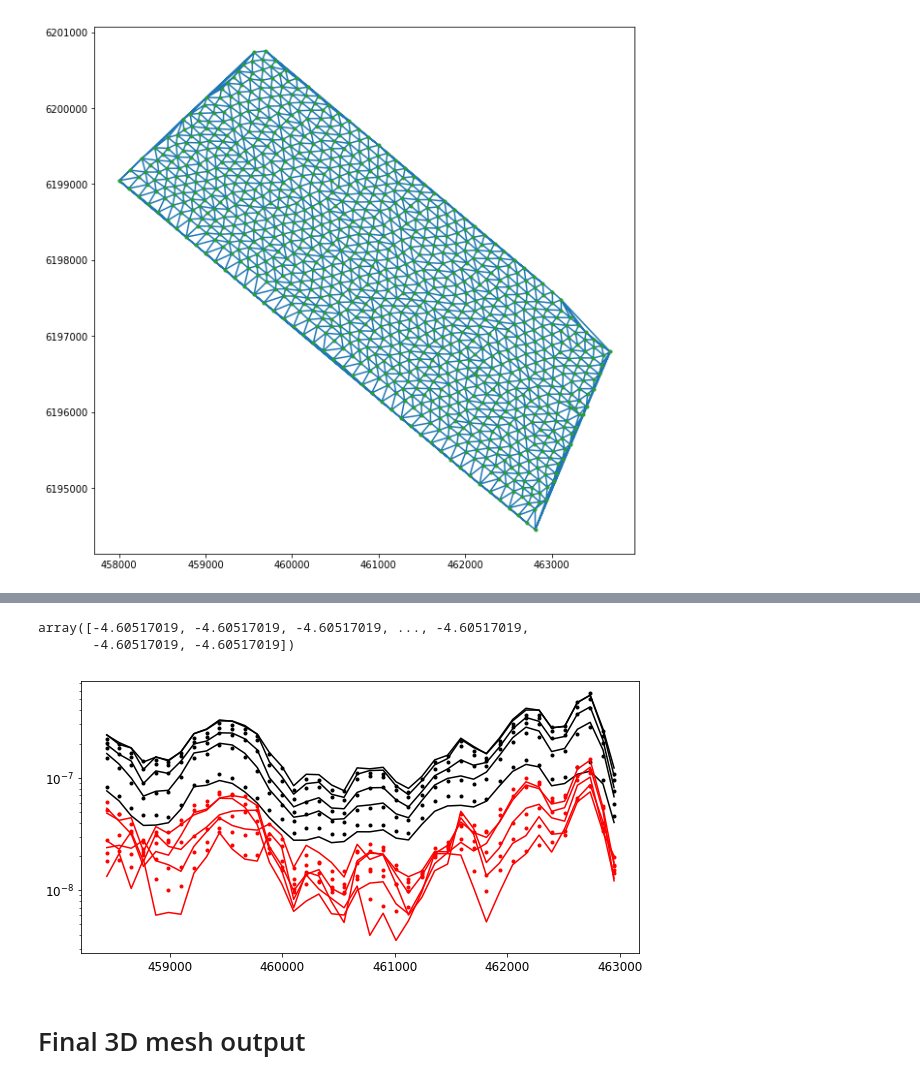
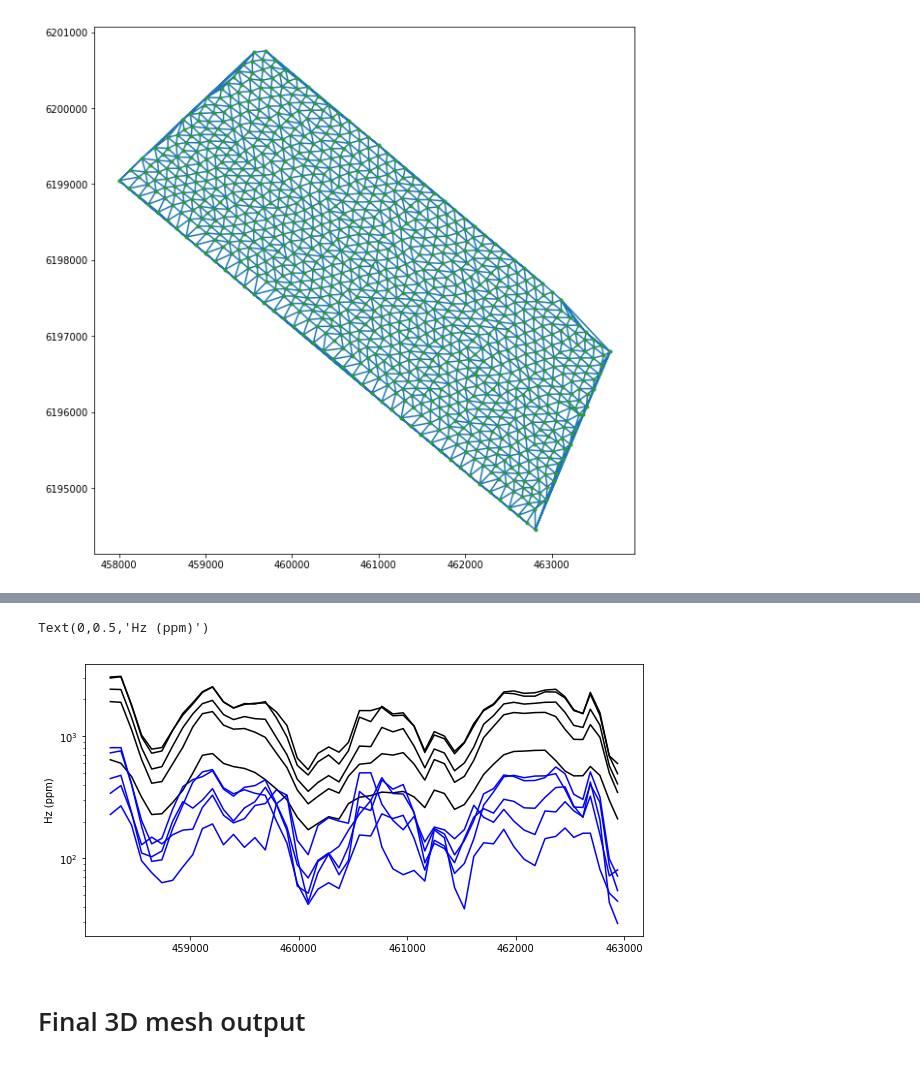
Before and after one commit to simpeg/simpegEM1D, a Jupyter notebook: notebooks/develop/Test_global_em1d_inversion_booky_example.ipynb, the cells around one changed output, grey strips where cells are left out. Drawn from its saved outputs; the diff is of its cells as text; code cells hidden in the pictures.

```diff
--- a/notebooks/develop/Test_global_em1d_inversion_booky_example.ipynb
+++ b/notebooks/develop/Test_global_em1d_inversion_booky_example.ipynb
@@ -128,4 +112,3 @@ DPRED = pred.reshape((prob.n_sounding, 2, survey.n_frequency))
 for i_freq in range(frequency_cp.size):
     DOBS[:,0,i_freq] = data_cpi[:, i_freq]
     DOBS[:,1,i_freq] = data_cpq[:, i_freq]
-DOBS *= bp * 1e-6
@@ -134,14 +129,9 @@ uniq_line = np.unique(line)
 # %%
-
-i_line = 0
+i_line = 4
 ind_line = line == uniq_line[i_line]
 figsize(10, 5)
 for i_freq in range(survey.n_frequency):
-    plt.semilogy(xy[ind_line,0], -DOBS[ind_line,0,i_freq], 'k')
-    plt.semilogy(xy[ind_line,0], -DPRED[ind_line,0,i_freq], 'k.')
+    plt.semilogy(xy[ind_line,0], DOBS[ind_line,0,i_freq], 'k')
 for i_freq in range(survey.n_frequency):
-    plt.semilogy(xy[ind_line,0], -DOBS[ind_line,1,i_freq], 'r')
-    plt.semilogy(xy[ind_line,0], -DPRED[ind_line,1,i_freq], 'r.')
-fig = plt.figure(figsize=(10, 5))
-plt.plot(topo[ind_line,0], src_locations[ind_line,2]-topo[ind_line,2])
+    plt.semilogy(xy[ind_line,0], DOBS[ind_line,1,i_freq], 'r')
 # %% [output]
@@ -228,7 +217,2 @@ out = hist(np.log10(mapping*mopt), bins=100)
-# %%
-m0
-# %% [output]
-array([-4.60517019, -4.60517019, -4.60517019, ..., -4.60517019,
-       -4.60517019, -4.60517019])
 # %%
 sigma = mapping * mopt
@@ -237,17 +219,19 @@ sigma = mapping * mopt
 # %%
 PRED = invProb.dpred.reshape((prob.n_sounding, 2, survey.n_frequency))
 # %%
-i_line = 4
+i_line = 3
 ind_line = line == uniq_line[i_line]
 figsize(10, 5)
 for i_freq in range(survey.n_frequency):
-    plt.semilogy(xy[ind_line,0], -DOBS[ind_line,0,i_freq], 'k')
-    plt.semilogy(xy[ind_line,0], -PRED[ind_line,0,i_freq], 'k.')
+    plt.semilogy(xy[ind_line,0], DOBS[ind_line,0,i_freq], 'k')
+#     plt.semilogy(xy[ind_line,0], PRED[ind_line,0,i_freq], 'k.')
 for i_freq in range(survey.n_frequency):
-    plt.semilogy(xy[ind_line,0], -DOBS[ind_line,1,i_freq], 'r')
-    plt.semilogy(xy[ind_line,0], -PRED[ind_line,1,i_freq], 'r.')
+    plt.semilogy(xy[ind_line,0], DOBS[ind_line,1,i_freq], 'b')
+#     plt.semilogy(xy[ind_line,0], PRED[ind_line,1,i_freq], 'r.')
+plt.ylabel("Hz (ppm)")
 # %% [output]
+Text(0,0.5,'Hz (ppm)')
-[figure, old version]
+[figure, new version]
 # %% [markdown]
 # Final 3D mesh output
 # %%
```
Also changed, not shown: parts of 27 cells of this notebook, 5 other files.
